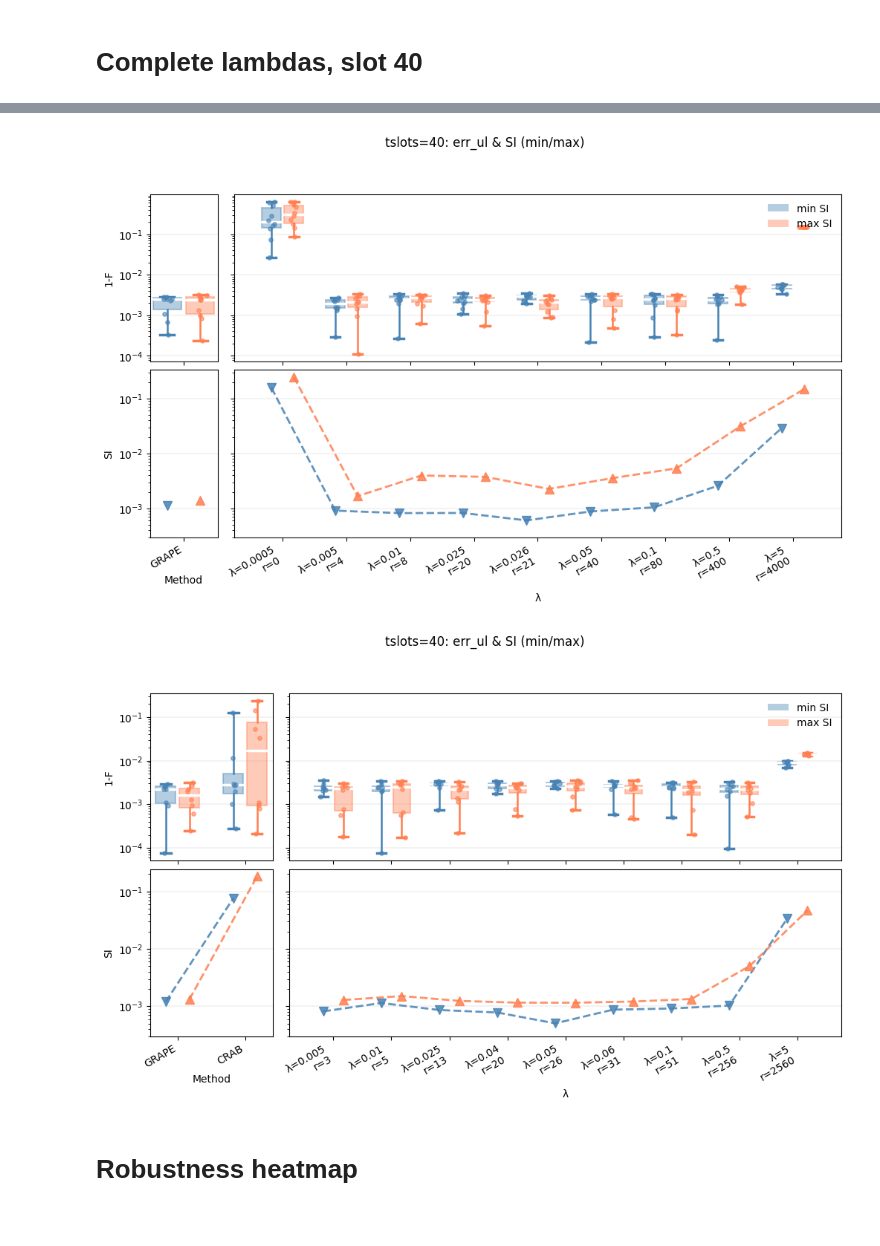
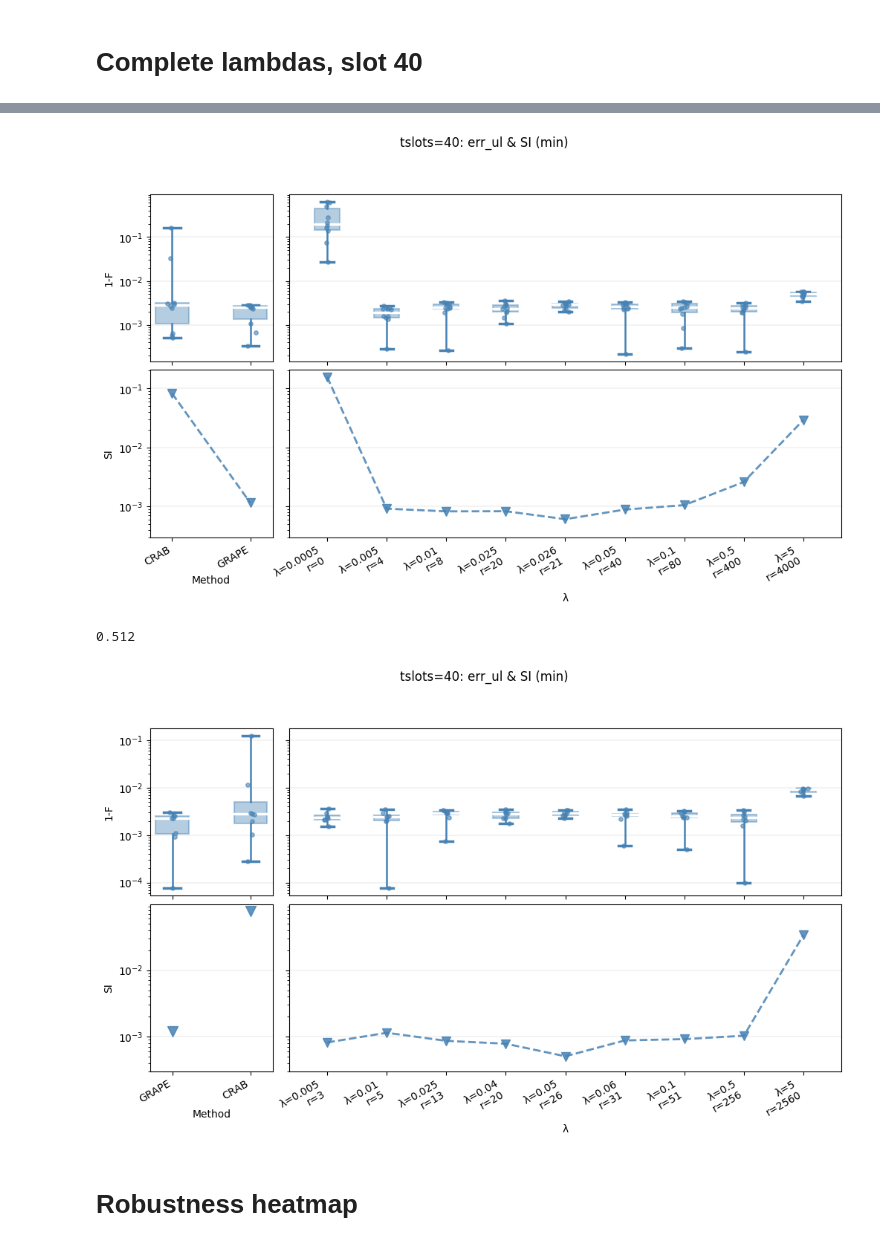
Before and after one commit to cicacica/VeriPulse, a Jupyter notebook: notebooks/data_processing.ipynb, the cells around one changed output, grey strips where cells are left out. Drawn from its saved outputs; the diff is of its cells as text; code cells hidden in the pictures.

```diff
--- a/notebooks/data_processing.ipynb
+++ b/notebooks/data_processing.ipynb
@@ -426,7 +443,3 @@ plot_grape_heatmap(data_dir_dummyless, lambdas, tslots_list, show_grape=True, sh
-# %%
-lambdas = [0.1, 0.05, 0.01]
-tslots_list = [30,40,50,60,70,80,120]
-plot_grape_heatmap(data_dir_dummyless, lambdas, tslots_list, show_grape=True, show_crab=True)
 # %% [markdown]
 # Complete lambdas, slot 40
 # %%
@@ -508,8 +521,17 @@ def plot_lambda_scan(
         err_ul = np.array(results[best_idx].err_ul_list, dtype=float)
         return err_ul, si_vals[best_idx]
 
-    def _plot_group(ax_fid, ax_si, center_positions, labels, load_fn):
-        """Plot boxes for all cases at each position."""
+    def _plot_group(ax_fid, ax_si, center_positions, labels, load_fn,
+                    join_si=True):
+        """
+        Plot boxes for all cases at each position.
+
+        Parameters
+        ----------
+        join_si : bool
+            If True, connect SI markers with a dashed line (for lambda scan).
+            If False, plot SI as standalone markers only (for ref methods).
+        """
         for case_idx, case in enumerate(si_cases):
             c = CASE_COLORS.get(case, 'gray')
             offset = (case_idx - (n_cases - 1) / 2) * box_width
@@ -545,10 +567,17 @@ def plot_lambda_scan(
                 ax_fid.scatter(p + jitter, err_ul, color=c, s=15, zorder=5, alpha=0.6)
 
             if case_positions:
-                # Plot SI at the same positions as the boxes
                 mk = 'v' if case == 'min' else '^'
-                ax_si.plot(case_positions, case_si, lw=2, ls='--', color=c, marker=mk,
-                           markersize=8, alpha=0.85, zorder=10, label=f"{case} SI")
+                if join_si:
+                    # connected dashed line for lambda scan
+                    ax_si.plot(case_positions, case_si, lw=2, ls='--', color=c,
+                               marker=mk, markersize=8, alpha=0.85, zorder=10,
+                               label=f"{case} SI")
+                else:
+                    # standalone markers only — no joining line for ref methods
+                    ax_si.scatter(case_positions, case_si, color=c, marker=mk,
+                                  s=100, zorder=10, alpha=0.85,
+                                  label=f"{case} SI")
 
         bottom_ax = ax_si if separate_si else ax_fid
         bottom_ax.set_xticks(center_positions)
@@ -569,7 +598,8 @@ def plot_lambda_scan(
         def load_ref(i):
             return ref_results_cache.get(i, [])
 
-        _plot_group(ax_ref, ax_ref_si, ref_positions, ref_labels, load_ref)
+        _plot_group(ax_ref, ax_ref_si, ref_positions, ref_labels, load_ref,
+                    join_si=False)
 
     # ── GRAPE_AVG lambdas ─────────────────────────────────────────────────────
     lam_results_cache = {}
@@ -585,7 +615,8 @@ def plot_lambda_scan(
     def load_lam(i):
         return lam_results_cache.get(i, [])
 
-    _plot_group(ax_main, ax_main_si, main_positions, main_labels, load_lam)
+    _plot_group(ax_main, ax_main_si, main_positions, main_labels, load_lam,
+                join_si=True)
 
     # ── Axes cosmetics ────────────────────────────────────────────────────────
     if not separate_si:
@@ -601,7 +632,6 @@ def plot_lambda_scan(
                 a.set_yscale('log')
             a.grid(True, axis='y', linewidth=0.3, alpha=0.7)
 
-    # Set SI y-axis lower limit
     if ax_main_si is not None:
         ax_main_si.set_ylim(bottom=3e-4)
     if ax_ref_si is not None:
@@ -626,7 +656,6 @@ def plot_lambda_scan(
             ax_main.set_xlabel("λ")
             ax_main_si.set_ylabel("SI")
 
-    # Legend for min/max
     if n_cases > 1:
         from matplotlib.patches import Patch
         handles = [Patch(facecolor=CASE_COLORS[c], alpha=0.4, label=f"{c} SI")
@@ -650,13 +679,17 @@ plot_lambda_scan(data_dir_dummyless, lambdas=lam40_dummyless, tslots=40,
 # %%
 plot_lambda_scan(data_dir_dummyyes, lambdas=lam40_dummyyes, tslots=40,
-                 si_case=['min','max'], log_y=True, separate_si=True, ref_methods=['GRAPE'], n_states=10)
+                 si_case=['min'], log_y=True, separate_si=True, ref_methods=['CRAB','GRAPE'], n_states=10)
 # %% [output]
-[figure, old version]
+[figure, new version]
+# %%
+ratio_from_lam(0.001,8)
+# %% [output]
+0.512
 # %%
 plot_lambda_scan(data_dir_dummyless, lambdas=lam40_dummyless, tslots=40,
-                 si_case=['min','max'], log_y=True, separate_si=True, ref_methods=['GRAPE','CRAB'], n_states=8)
+                 si_case=['min'], log_y=True, separate_si=True, ref_methods=['GRAPE','CRAB'], n_states=8)
 # %% [output]
-[figure, old version]
+[figure, new version]
 # %% [markdown]
 # Robustness heatmap
 # %%
```
Also changed, not shown: parts of 5 cells of this notebook, 7 other files.
